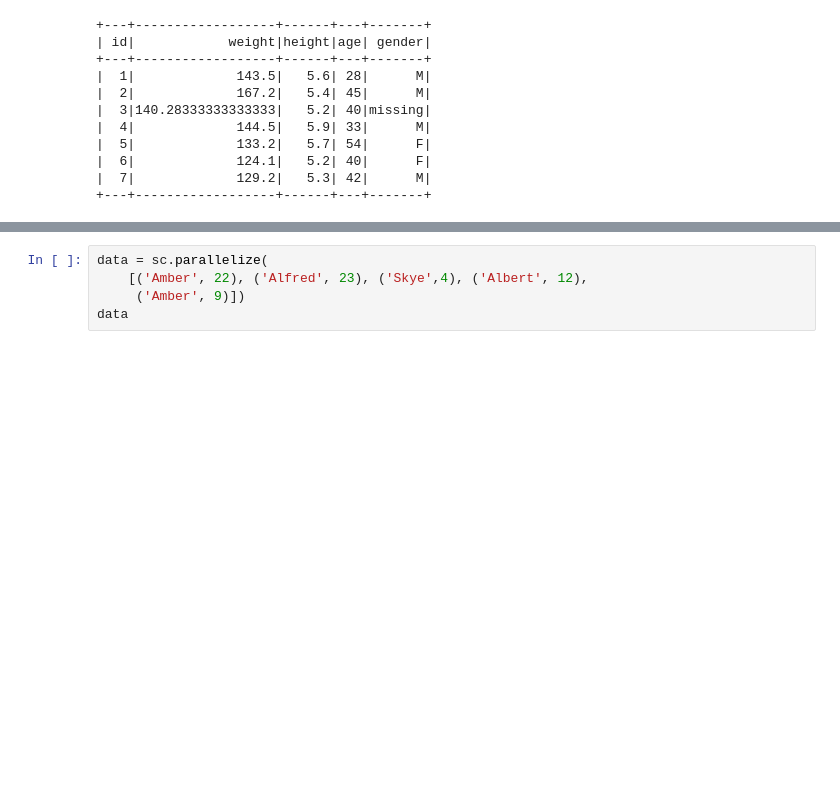
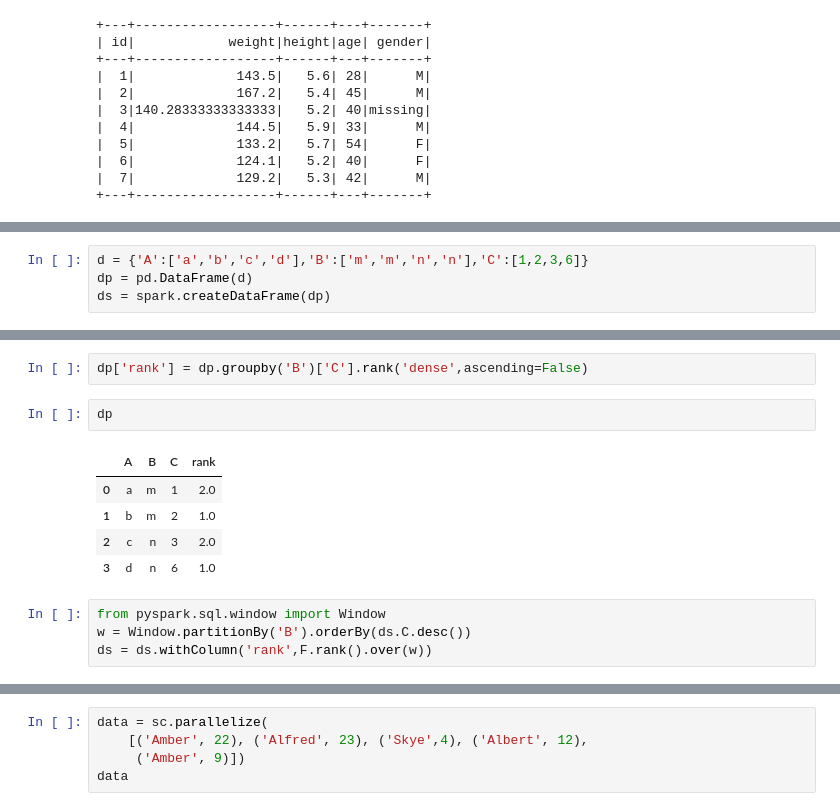
Before and after one commit to TJmask/PySpark, a Jupyter notebook: notebook/PySpark_Learning.ipynb, the cells around one changed output, grey strips where cells are left out. Cells and saved outputs as stored; diff of their text form; blank space fills up the shorter version.

```diff
--- a/notebook/PySpark_Learning.ipynb
+++ b/notebook/PySpark_Learning.ipynb
@@ -765,0 +1274,4 @@ df_miss_no_income.fillna(means).show()
+# %%
+d = {'A':['a','b','c','d'],'B':['m','m','n','n'],'C':[1,2,3,6]}
+dp = pd.DataFrame(d)
+ds = spark.createDataFrame(dp)
@@ -765,0 +1297,14 @@ df_miss_no_income.fillna(means).show()
+# %%
+dp['rank'] = dp.groupby('B')['C'].rank('dense',ascending=False)
+# %%
+dp
+# %% [output]
+|  | A | B | C | rank |
+| 0 | a | m | 1 | 2.0 |
+| 1 | b | m | 2 | 1.0 |
+| 2 | c | n | 3 | 2.0 |
+| 3 | d | n | 6 | 1.0 |
+# %%
+from pyspark.sql.window import Window
+w = Window.partitionBy('B').orderBy(ds.C.desc())
+ds = ds.withColumn('rank',F.rank().over(w))
```
Also changed, not shown: parts of 112 cells of this notebook, 3 other files.
